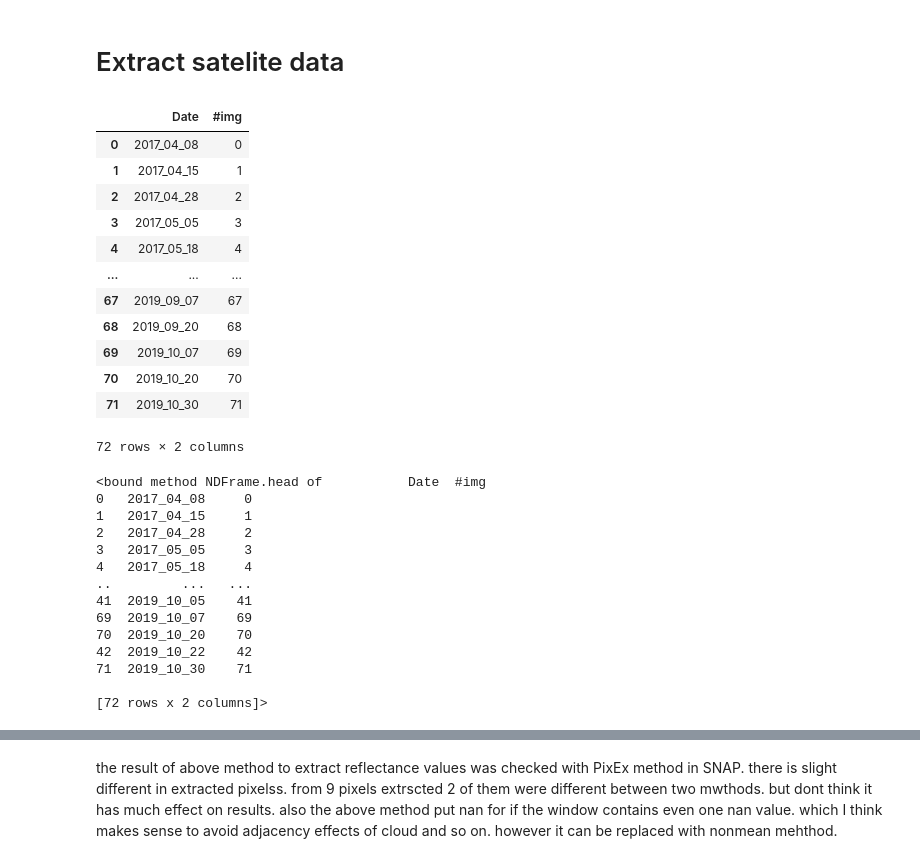
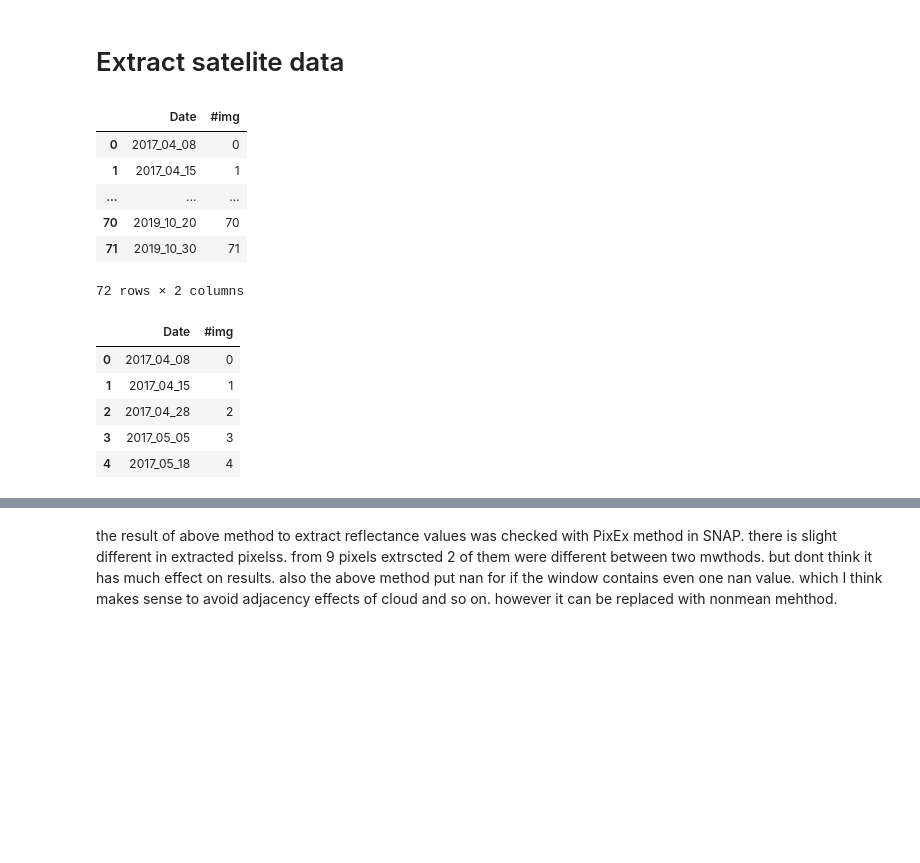
Before and after one commit to AmirM69/BPL_chla_modelling_RSdata, a Jupyter notebook: chla_SatData.ipynb, the cells around one changed output, grey strips where cells are left out. Drawn from its saved outputs; the diff is of its cells as text; code cells hidden in the pictures; blank space fills up the shorter version.

```diff
--- a/chla_SatData.ipynb
+++ b/chla_SatData.ipynb
@@ -27,5 +32,7 @@ import matplotlib.pyplot as plt
 # %%
-#pd.set_option('display.max_rows' ,1000)
+pd.set_option('display.max_rows' ,5)
+# %%
+pd.set_option('display.max_columns' ,500)
 # %% [markdown]
 #  field chla data preparation
 # %%
@@ -132,56 +200,42 @@ dtype: object
 # %%
 # create a dataframe for images in the directory
 import os, fnmatch
 
-listOfFiles = os.listdir('../Data/Processed_sat-2014-2019-2')
+listOfFiles = os.listdir('../Data/Satellite/Processed_sat-2014-2019')
 pattern = "S2*_L2W.nc"
 img_list = []
 for entry in listOfFiles:
     if fnmatch.fnmatch(entry, pattern):
             img_list.append(entry)
 
 if fnmatch.fnmatch(pattern, 'S2*'):
     img_dates = [i[8:18] for i in img_list] #for S2
 elif fnmatch.fnmatch(pattern, 'L8*'):
     img_dates = [i[7:17] for i in img_list] #for L8
 
 number_of_images = len(img_list)
 sat_dates = pd.DataFrame(data = img_dates, columns = ['Date'], index = range(0, number_of_images))
 sat_dates['#img'] = range(0, number_of_images)
 sat_dates.head()
 sat_dates
 # %% [output]
 |  | Date | #img |
 | 0 | 2017_04_08 | 0 |
 | 1 | 2017_04_15 | 1 |
-| 2 | 2017_04_28 | 2 |
-| 3 | 2017_05_05 | 3 |
-| 4 | 2017_05_18 | 4 |
 | ... | ... | ... |
-| 67 | 2019_09_07 | 67 |
-| 68 | 2019_09_20 | 68 |
-| 69 | 2019_10_07 | 69 |
 | 70 | 2019_10_20 | 70 |
 | 71 | 2019_10_30 | 71 |
 72 rows × 2 columns
 # %%
 sat_dates.sort_values('Date',inplace = True)
-sat_dates.head
+sat_dates.head()
 # %% [output]
-<bound method NDFrame.head of           Date  #img
-0   2017_04_08     0
-1   2017_04_15     1
-2   2017_04_28     2
-3   2017_05_05     3
-4   2017_05_18     4
-..         ...   ...
-41  2019_10_05    41
-69  2019_10_07    69
-70  2019_10_20    70
-42  2019_10_22    42
-71  2019_10_30    71
-
-[72 rows x 2 columns]>
+|  | Date | #img |
+| 0 | 2017_04_08 | 0 |
+| 1 | 2017_04_15 | 1 |
+| 2 | 2017_04_28 | 2 |
+| 3 | 2017_05_05 | 3 |
+| 4 | 2017_05_18 | 4 |
 # %%
 sat_dates['Date'] = pd.to_datetime(sat_dates['Date'], format='%Y_%m_%d')
 # %%
```
Also changed, not shown: parts of 75 cells of this notebook, 5 other files.
